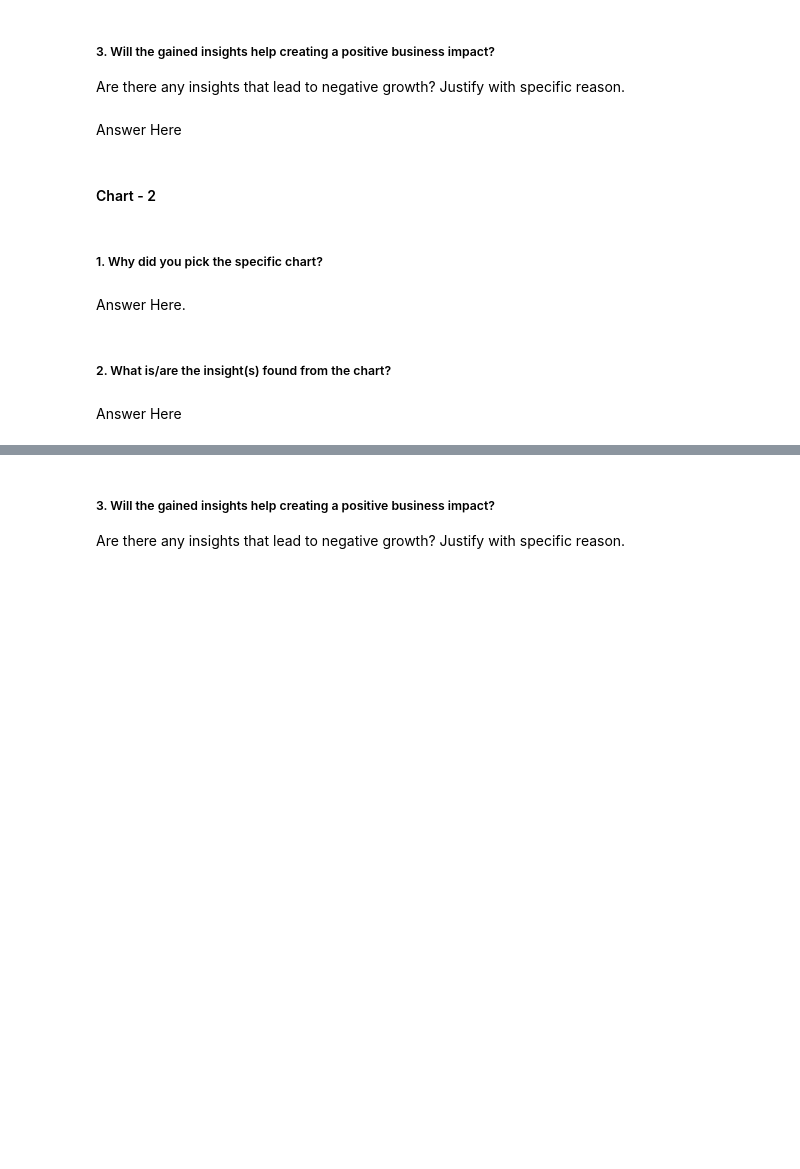
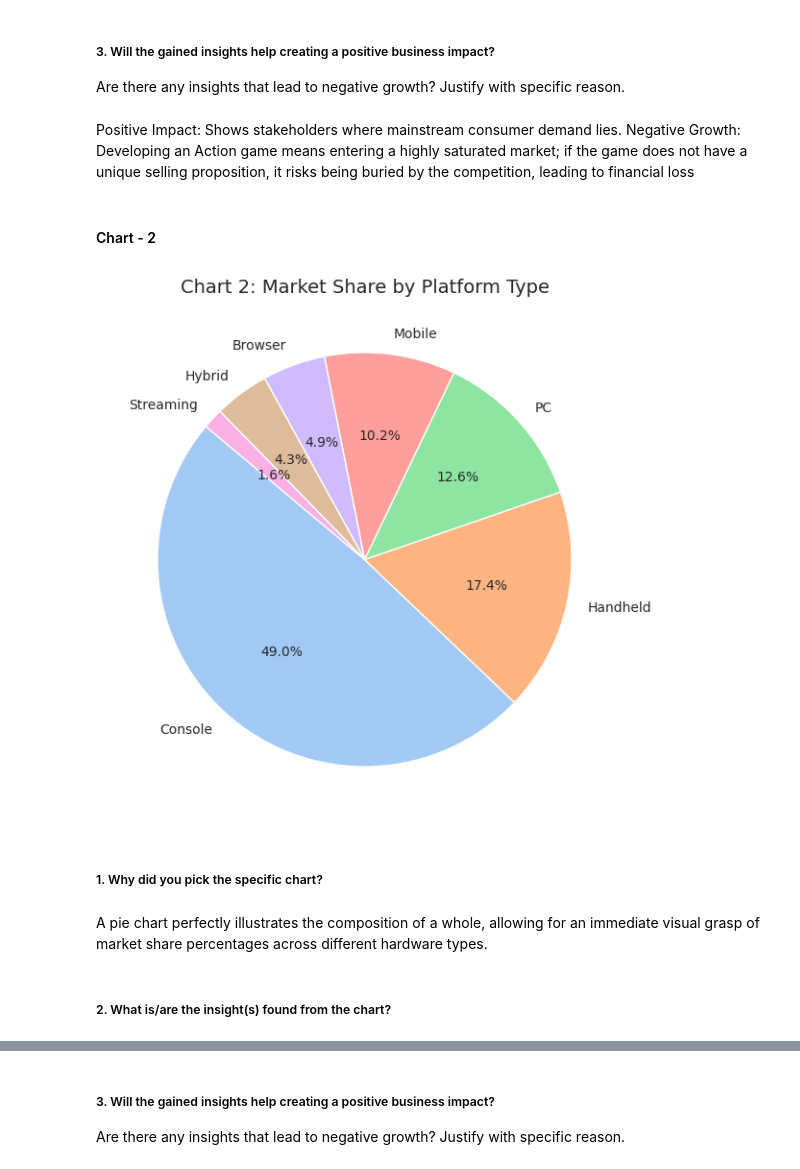
Before and after one commit to VishalChauhan85/Video-Game-Sales-EDA-Capstone, a Jupyter notebook: Video_Game_Sales_&_Metacritic_Intelligence_(Vishal_Chauhan).ipynb, the cells around one changed output, grey strips where cells are left out. Saved outputs shown, nothing was run; the diff lists cells and outputs as text; code cells hidden in the pictures; blank space fills up the shorter version.

```diff
--- a/Video_Game_Sales_&_Metacritic_Intelligence_(Vishal_Chauhan).ipynb
+++ b/Video_Game_Sales_&_Metacritic_Intelligence_(Vishal_Chauhan).ipynb
@@ -256,7 +264,7 @@ Answer Here
 # %% [markdown]
 ##### 3. Will the gained insights help creating a positive business impact?
 Are there any insights that lead to negative growth? Justify with specific reason.
-# %% [markdown]
-Answer Here
+# %% [markdown]
+Positive Impact: Shows stakeholders where mainstream consumer demand lies. Negative Growth: Developing an Action game means entering a highly saturated market; if the game does not have a unique selling proposition, it risks being buried by the competition, leading to financial loss
 # %% [markdown]
 #### Chart - 2
@@ -265,8 +271,14 @@ Answer Here
+# %%
+plt.figure(figsize=(7, 7))
+platform_counts = df_clean['platform_type'].value_counts()
+plt.pie(platform_counts, labels=platform_counts.index, autopct='%1.1f%%', startangle=140, colors=sns.color_palette('pastel'))
+plt.title('Chart 2: Market Share by Platform Type', fontsize=14)
+plt.show()
+# %% [output]
+[figure, added]
 # %% [markdown]
 ##### 1. Why did you pick the specific chart?
-# %% [markdown]
-Answer Here.
+# %% [markdown]
+A pie chart perfectly illustrates the composition of a whole, allowing for an immediate visual grasp of market share percentages across different hardware types.
 # %% [markdown]
 ##### 2. What is/are the insight(s) found from the chart?
-# %% [markdown]
-Answer Here
```
Also changed, not shown: parts of 30 cells of this notebook.
